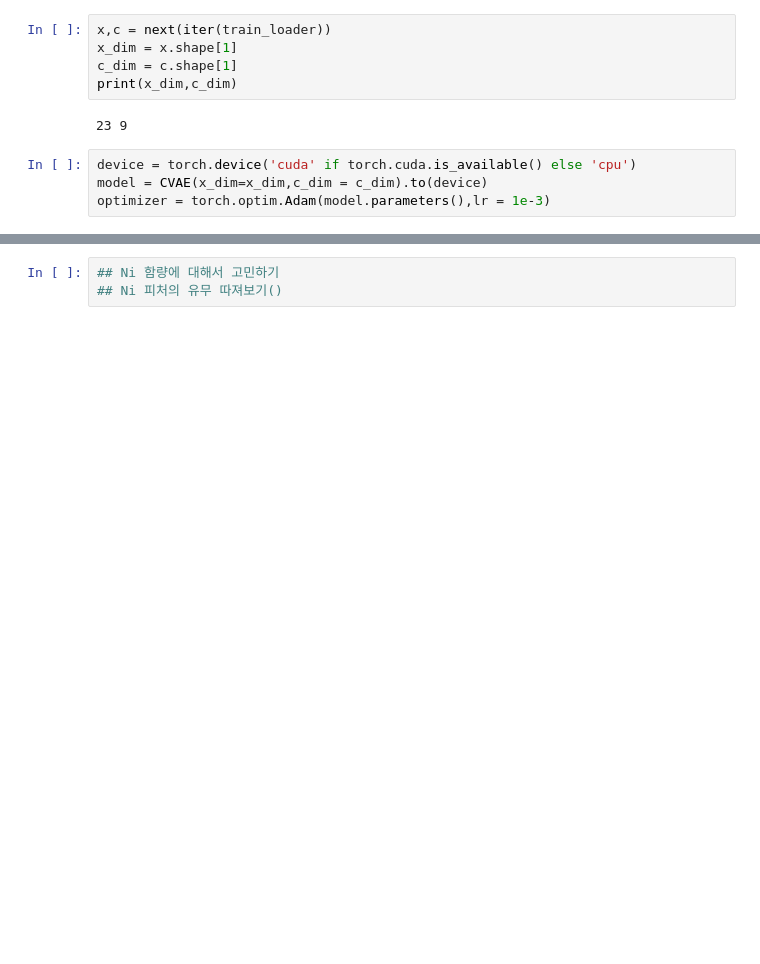
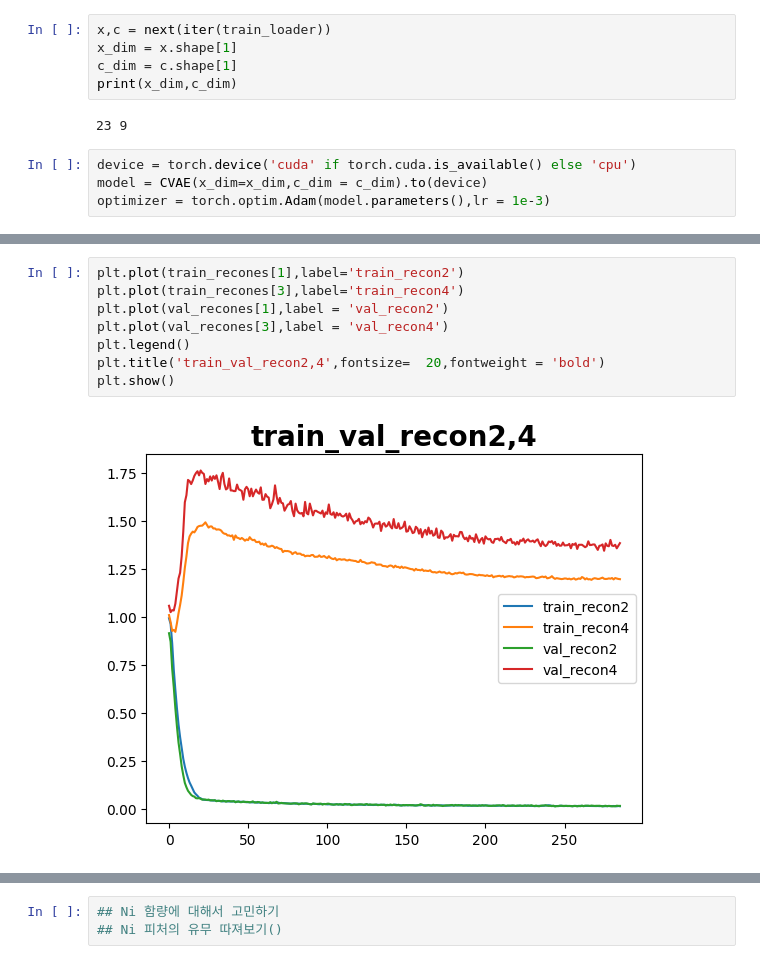
Before and after one commit to MINGYU-1/intern_practicing, a Jupyter notebook: epoch_loss4.ipynb, the cells around one changed output, grey strips where cells are left out. Saved outputs shown, nothing was run; the diff lists cells and outputs as text; blank space fills up the shorter version.

```diff
--- a/epoch_loss4.ipynb
+++ b/epoch_loss4.ipynb
@@ -94,0 +109,10 @@ plt.show()
+# %%
+plt.plot(train_recones[1],label='train_recon2')
+plt.plot(train_recones[3],label='train_recon4')
+plt.plot(val_recones[1],label = 'val_recon2')
+plt.plot(val_recones[3],label = 'val_recon4')
+plt.legend()
+plt.title('train_val_recon2,4',fontsize=  20,fontweight = 'bold')
+plt.show()
+# %% [output]
+[figure, added]
```
Also changed, not shown: parts of 9 cells of this notebook, 21 other files.
